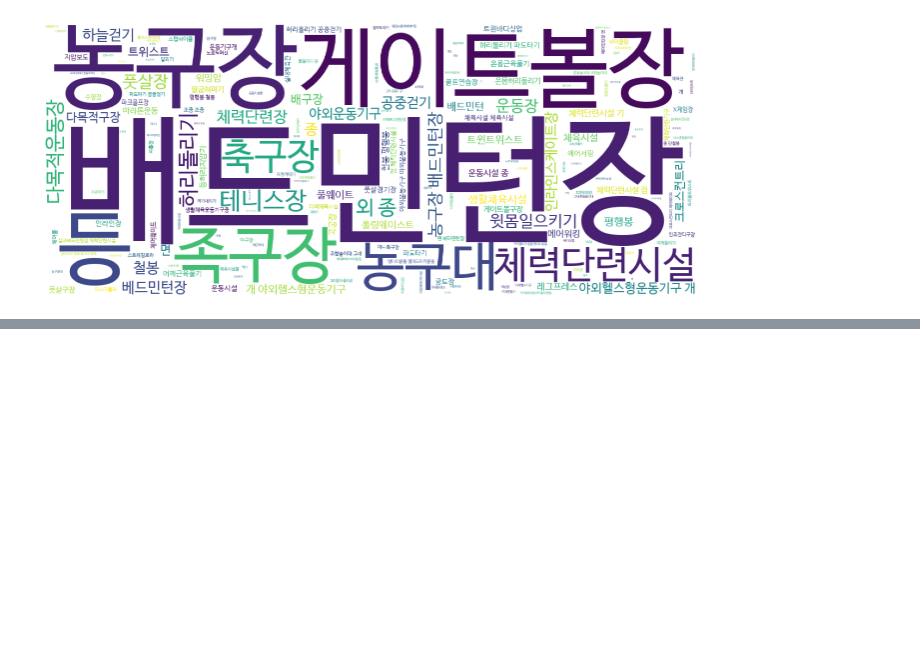
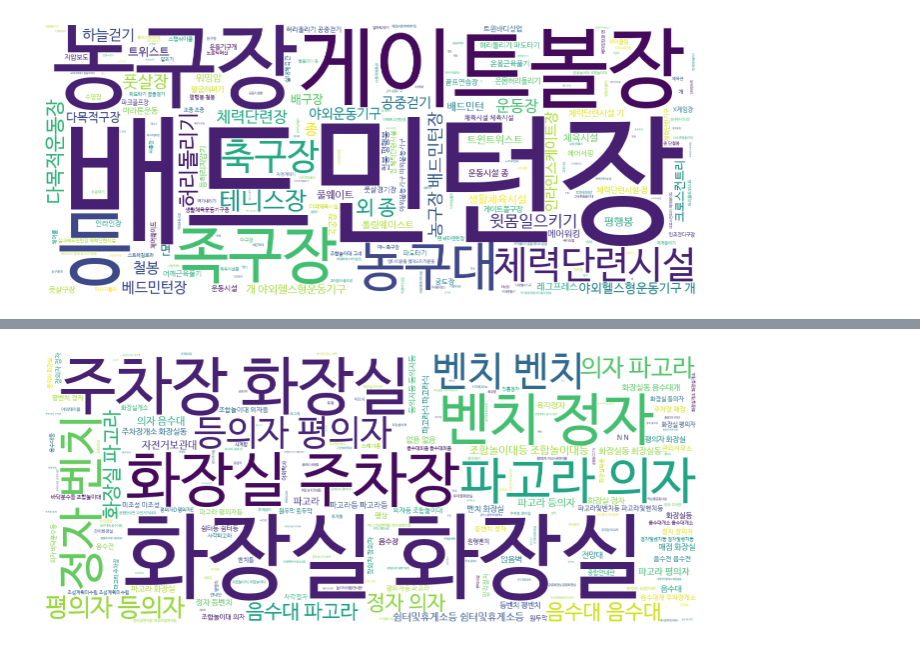
Before and after one commit to DAWUNHAN/DataAnalysisInPython, a Jupyter notebook: 전국 도시공원 데이터 분석.ipynb, the cells around one changed output, grey strips where cells are left out. Drawn from its saved outputs; the diff is of its cells as text; code cells hidden in the pictures; blank space fills up the shorter version.

```diff
--- a/전국 도시공원 데이터 분석.ipynb
+++ b/전국 도시공원 데이터 분석.ipynb
@@ -500,0 +596,4 @@ wordcloud(gym)
+# %%
+wordcloud(fac)
+# %% [output]
+[figure, added]
```
Also changed, not shown: parts of 78 cells of this notebook, 1 other file.
